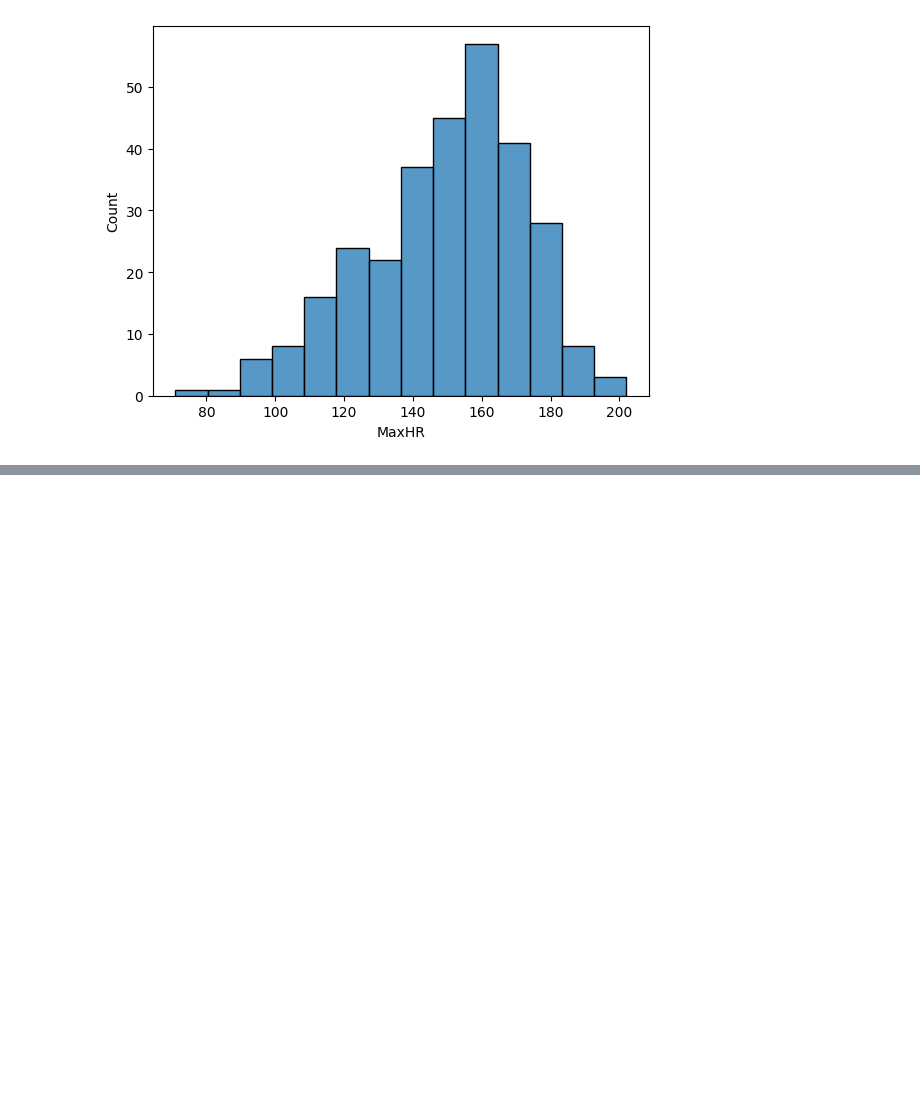
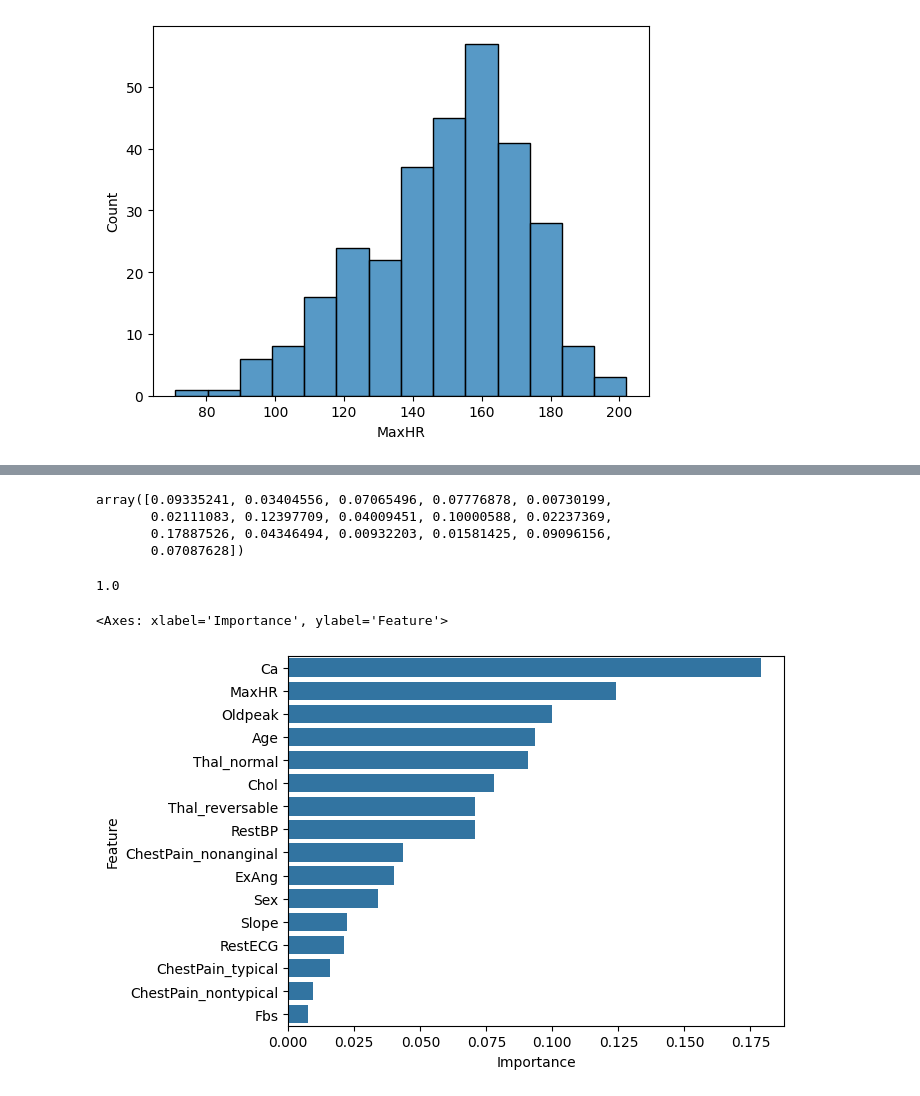
Before and after one commit to AIgineerAB/Artificial_Intelligence_HA24, a Jupyter notebook: code_alongs/Lec07_random_forest.ipynb, the cells around one changed output, grey strips where cells are left out. Saved outputs shown, nothing was run; the diff lists cells and outputs as text; code cells hidden in the pictures; blank space fills up the shorter version.

```diff
--- a/code_alongs/Lec07_random_forest.ipynb
+++ b/code_alongs/Lec07_random_forest.ipynb
@@ -200,0 +272,20 @@ sns.histplot(data=df, x="MaxHR")
+# %%
+# how important each feature is for the random forest model to predict our label
+model.feature_importances_
+# %% [output]
+array([0.09335241, 0.03404556, 0.07065496, 0.07776878, 0.00730199,
+       0.02111083, 0.12397709, 0.04009451, 0.10000588, 0.02237369,
+       0.17887526, 0.04346494, 0.00932203, 0.01581425, 0.09096156,
+       0.07087628])
+# %%
+model.feature_importances_.sum()
+# %% [output]
+1.0
+# %%
+feature_importance = pd.DataFrame([X.columns, model.feature_importances_]).T
+feature_importance.columns = ["Feature", "Importance"]
+feature_importance = feature_importance.sort_values(by="Importance", ascending=False)
+sns.barplot(data=feature_importance, x="Importance", y="Feature")
+# %% [output]
+<Axes: xlabel='Importance', ylabel='Feature'>
+[figure, added]
```
Also changed, not shown: parts of 8 cells of this notebook.
